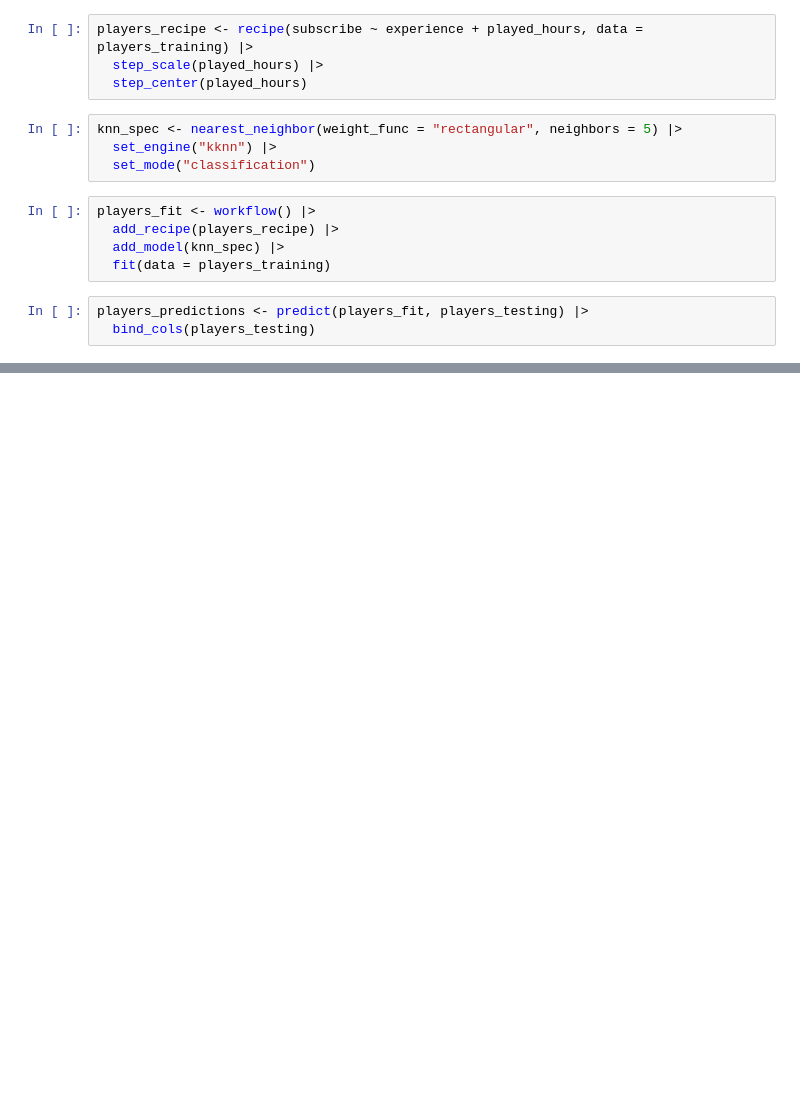
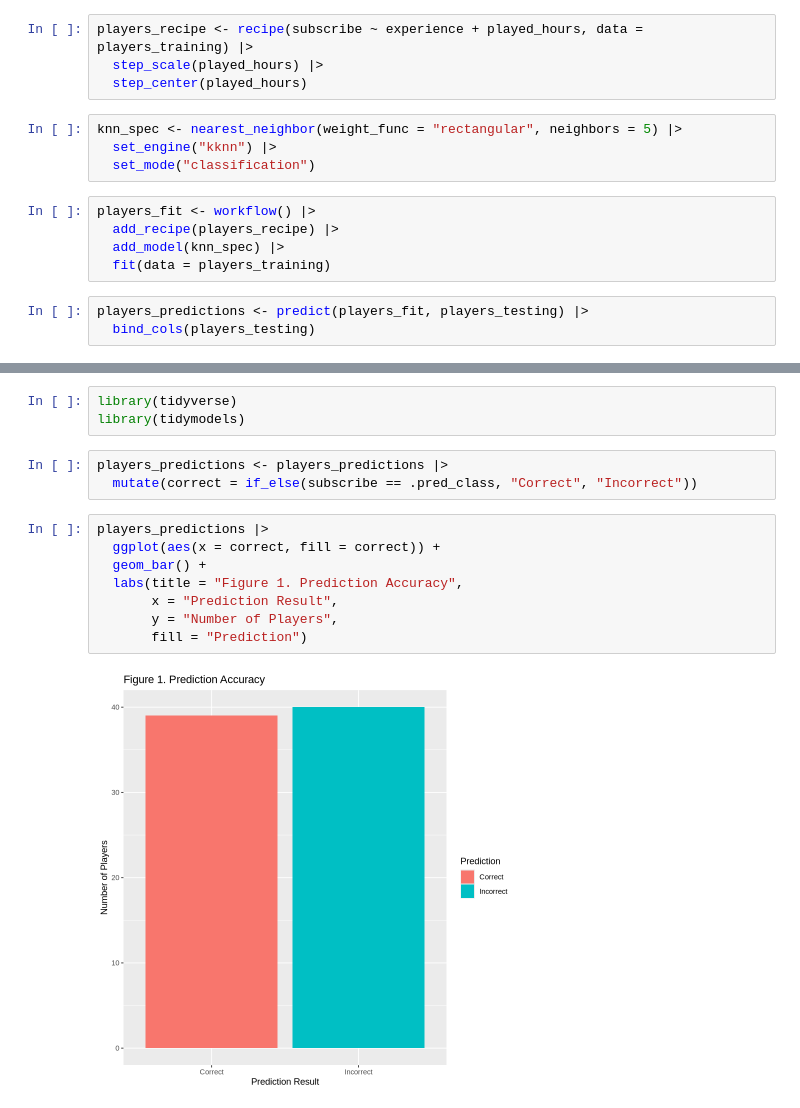
Before and after one commit to X9126/dsci-100-2025ss-individual, a Jupyter notebook: project-1.ipynb, the cells around one changed output, grey strips where cells are left out. Cells and saved outputs as stored; diff of their text form; blank space fills up the shorter version.

Commit message:
Use visualization  to make plots
add three different figures for visualization

```diff
--- a/project-1.ipynb
+++ b/project-1.ipynb
@@ -148,0 +149,16 @@ A tibble: 6 × 4
+# %%
+library(tidyverse)
+library(tidymodels)
+# %%
+players_predictions <- players_predictions |>
+  mutate(correct = if_else(subscribe == .pred_class, "Correct", "Incorrect"))
+# %%
+players_predictions |>
+  ggplot(aes(x = correct, fill = correct)) +
+  geom_bar() +
+  labs(title = "Figure 1. Prediction Accuracy",
+       x = "Prediction Result",
+       y = "Number of Players",
+       fill = "Prediction")
+# %% [output]
+[figure, added]
```
Also changed, not shown: parts of 8 cells of this notebook.
